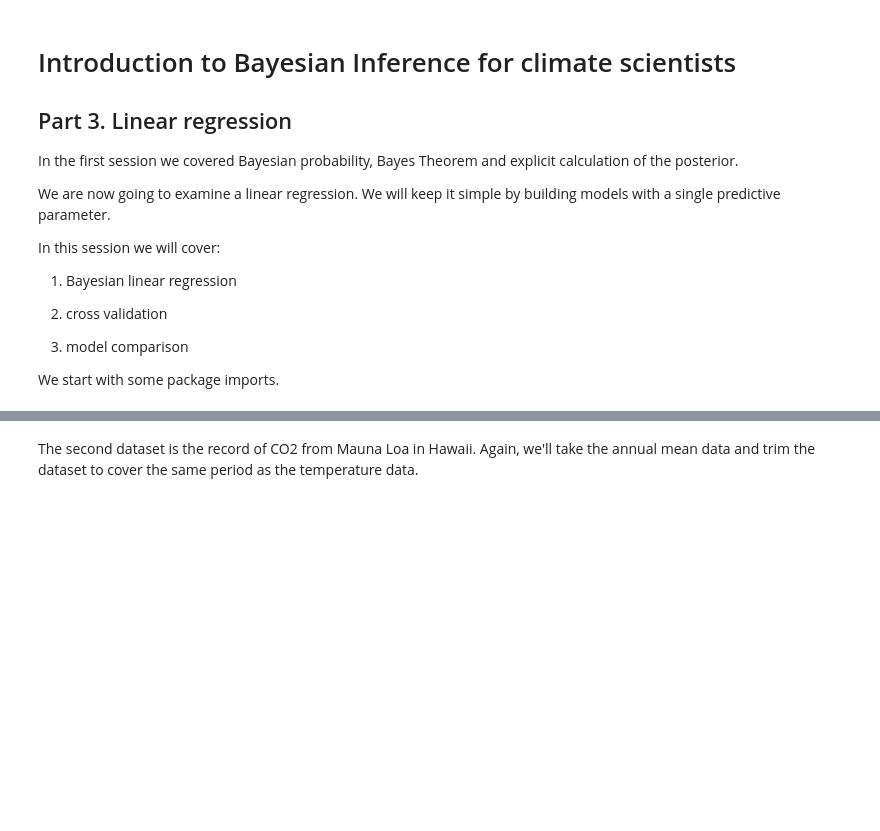
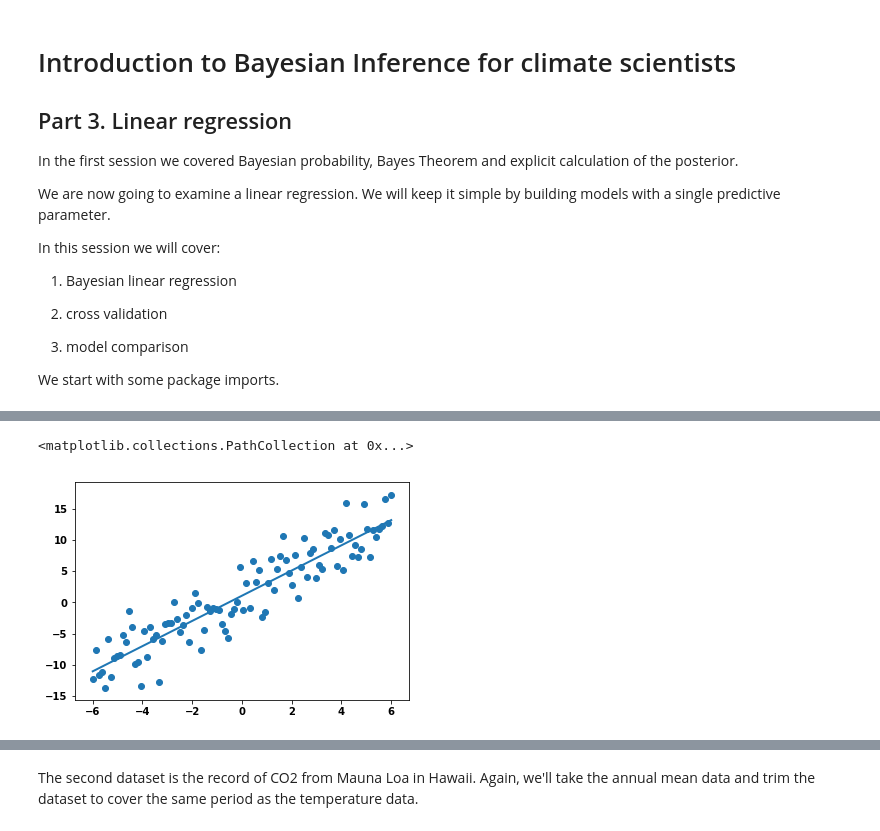
Before and after one commit to braaannigan/bayesian_intro, a Jupyter notebook: _03_regression.ipynb, the cells around one changed output, grey strips where cells are left out. Drawn from its saved outputs; the diff is of its cells as text; code cells hidden in the pictures; blank space fills up the shorter version.

```diff
--- a/_03_regression.ipynb
+++ b/_03_regression.ipynb
@@ -39,0 +67,16 @@ hv.notebook_extension('bokeh')
+# %%
+# Number of data points
+N = 100
+# Intercept
+alpha = 1
+# Slope
+beta = 2
+# Predictor
+X = np.linspace(-6,6, N)
+# Target
+y = alpha + (beta * X) + np.random.normal(0,3,size=N)
+# Turn X from a vector into a 1D array
+X = X[:,np.newaxis]
+
+fake_scatter = hv.Points((X[:,0],y), group="Scatter plot of fake data")
+fake_scatter
@@ -40 +194,12 @@ hv.notebook_extension('bokeh')
+# %%
+# Get the lines through the data set with no noise
+mu = trace_fake.get_values('alpha')[:,np.newaxis] + trace_fake.get_values('beta')*X.T
+# %%
+# Plot the line of best fit as the mean of mu
+plt.plot(X[:,0],mu.mean(axis=0));
+# Plot the original fake data
+plt.scatter(X[:,0],y)
+# %% [output]
+<matplotlib.collections.PathCollection at 0x...>
+[figure, added]
 # %% [markdown]
```
Also changed, not shown: parts of 30 cells of this notebook, 1 other file.
